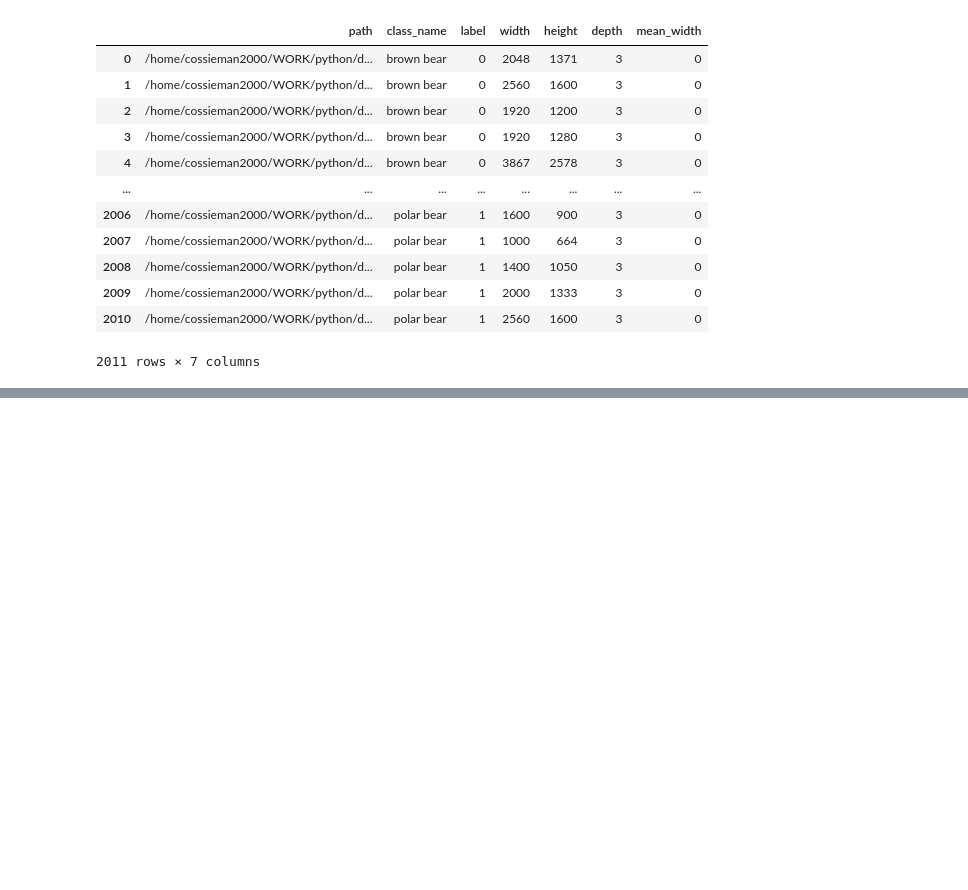
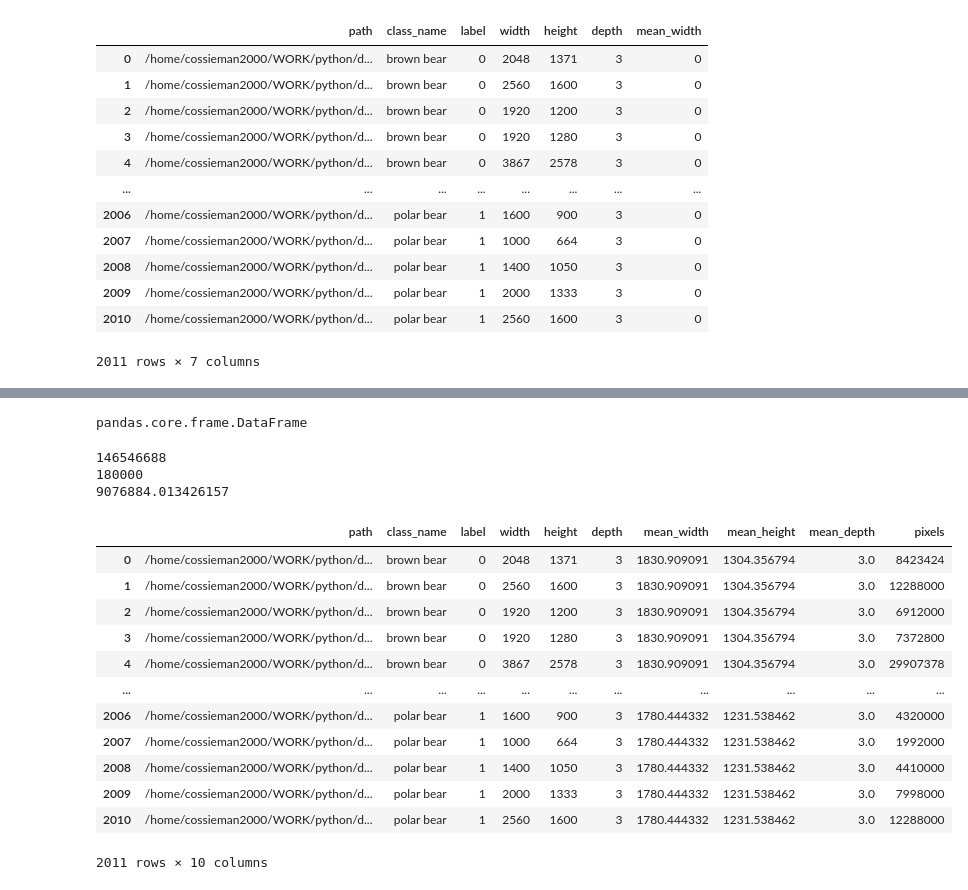
Before and after one commit to acebiscuits/pylab2, a Jupyter notebook: test_lab4.ipynb, the cells around one changed output, grey strips where cells are left out. Drawn from its saved outputs; the diff is of its cells as text; code cells hidden in the pictures; blank space fills up the shorter version.

```diff
--- a/test_lab4.ipynb
+++ b/test_lab4.ipynb
@@ -115,3 +119,7 @@ df
 | 2009 | /home/cossieman2000/WORK/python/d... | polar bear | 1 | 2000 | 1333 | 3 | 1780.444332 |
 | 2010 | /home/cossieman2000/WORK/python/d... | polar bear | 1 | 2560 | 1600 | 3 | 1780.444332 |
 2011 rows × 7 columns
+# %%
+df.loc[df['label'] == 1, 'mean_height'] = df.loc[df['label'] == 1, 'height'].mean()
+df.loc[df['label'] == 0, 'mean_height'] = df.loc[df['label'] == 0, 'height'].mean()
+df
@@ -117,0 +158,4 @@ df
+# %%
+type(df)
+# %% [output]
+pandas.core.frame.DataFrame
@@ -117,0 +172,26 @@ df
+# %%
+df['pixels'] = df['width'] * df['height'] * df['depth']
+max_pixels = df['pixels'].max()
+min_pixels = df['pixels'].min()
+mean_pixels = df['pixels'].mean()
+print(max_pixels)
+print(min_pixels)
+print(mean_pixels)
+df
+# %% [output]
+146546688
+180000
+9076884.013426157
+|  | path | class_name | label | width | height | depth | mean_width | mean_height | mean_depth | pixels |
+| 0 | /home/cossieman2000/WORK/python/d... | brown bear | 0 | 2048 | 1371 | 3 | 1830.909091 | 1304.356794 | 3.0 | 8423424 |
+| 1 | /home/cossieman2000/WORK/python/d... | brown bear | 0 | 2560 | 1600 | 3 | 1830.909091 | 1304.356794 | 3.0 | 12288000 |
+| 2 | /home/cossieman2000/WORK/python/d... | brown bear | 0 | 1920 | 1200 | 3 | 1830.909091 | 1304.356794 | 3.0 | 6912000 |
+| 3 | /home/cossieman2000/WORK/python/d... | brown bear | 0 | 1920 | 1280 | 3 | 1830.909091 | 1304.356794 | 3.0 | 7372800 |
+| 4 | /home/cossieman2000/WORK/python/d... | brown bear | 0 | 3867 | 2578 | 3 | 1830.909091 | 1304.356794 | 3.0 | 29907378 |
+| ... | ... | ... | ... | ... | ... | ... | ... | ... | ... | ... |
+| 2006 | /home/cossieman2000/WORK/python/d... | polar bear | 1 | 1600 | 900 | 3 | 1780.444332 | 1231.538462 | 3.0 | 4320000 |
+| 2007 | /home/cossieman2000/WORK/python/d... | polar bear | 1 | 1000 | 664 | 3 | 1780.444332 | 1231.538462 | 3.0 | 1992000 |
+| 2008 | /home/cossieman2000/WORK/python/d... | polar bear | 1 | 1400 | 1050 | 3 | 1780.444332 | 1231.538462 | 3.0 | 4410000 |
+| 2009 | /home/cossieman2000/WORK/python/d... | polar bear | 1 | 2000 | 1333 | 3 | 1780.444332 | 1231.538462 | 3.0 | 7998000 |
+| 2010 | /home/cossieman2000/WORK/python/d... | polar bear | 1 | 2560 | 1600 | 3 | 1780.444332 | 1231.538462 | 3.0 | 12288000 |
+2011 rows × 10 columns
```
Also changed, not shown: parts of 9 cells of this notebook.
